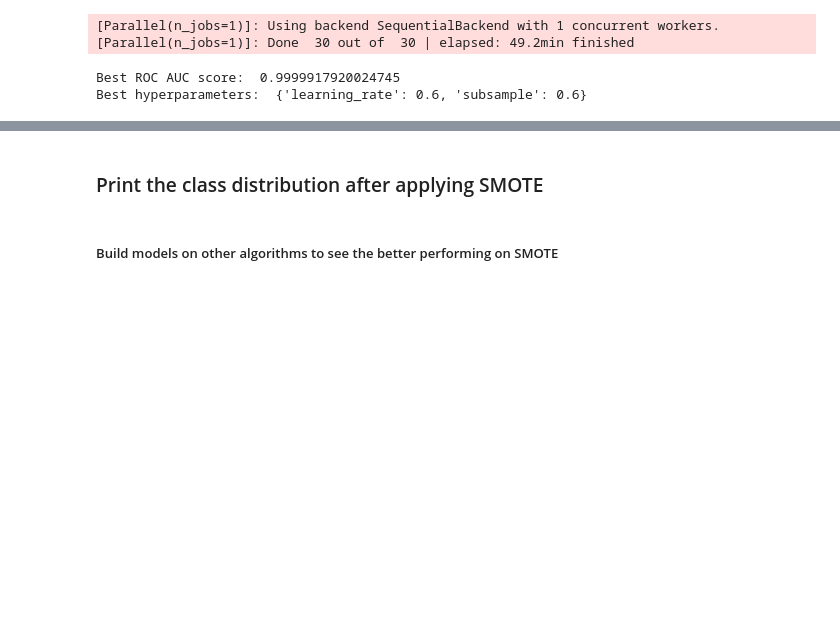
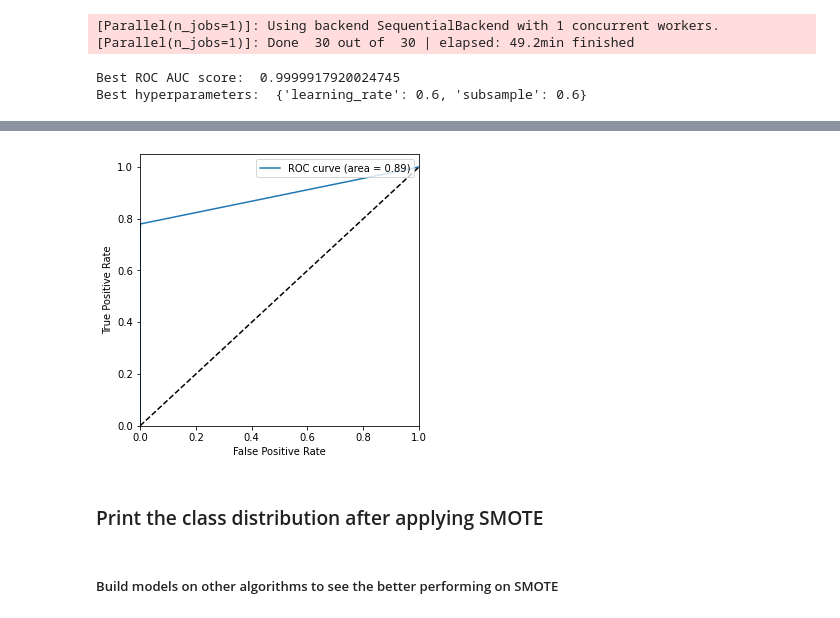
Before and after one commit to SurabhiTaneja/Credit-Card-Fraud-Detection, a Jupyter notebook: Credit_card_fraud_detection_Starter_code+.ipynb, the cells around one changed output, grey strips where cells are left out. Drawn from its saved outputs; the diff is of its cells as text; code cells hidden in the pictures; blank space fills up the shorter version.

```diff
--- a/Credit_card_fraud_detection_Starter_code+.ipynb
+++ b/Credit_card_fraud_detection_Starter_code+.ipynb
@@ -1101,3 +1267,9 @@ Best hyperparameters:  {'learning_rate': 0.6, 'subsample': 0.6}
+# %%
+y_test_prob = decision_tree_over_model.predict_proba(X_test)[:,1]
+# %%
+plot_roc_auc_curve(y_test, y_test_prob)
+# %% [output]
+[figure, added]
 # %% [markdown]
 ### Print the class distribution after applying SMOTE
 # %%
```
Also changed, not shown: parts of 21 cells of this notebook.
